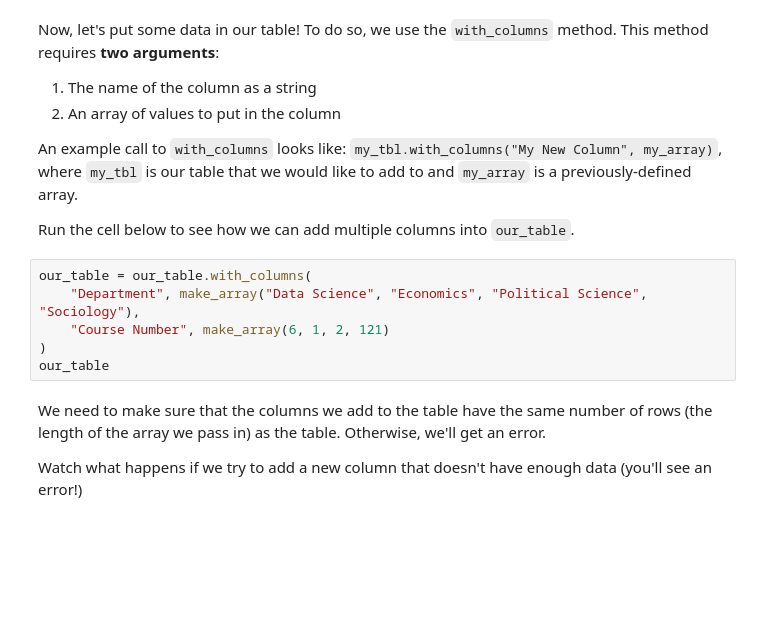
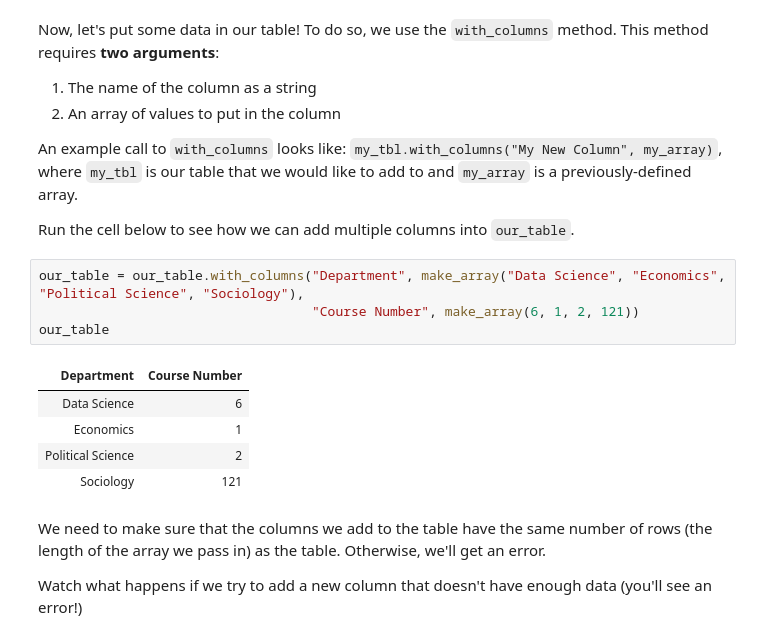
Before and after one commit to data-6-berkeley/materials-fa24, a Jupyter notebook: labs/lab03/lab03.ipynb, the cells around one changed output. Cells and saved outputs as stored; diff of their text form; blank space fills up the shorter version.

```diff
--- a/labs/lab03/lab03.ipynb
+++ b/labs/lab03/lab03.ipynb
@@ -50,11 +52,15 @@ An example call to `with_columns` looks like: `my_tbl.with_columns("My New Colum
 
 Run the cell below to see how we can add multiple columns into `our_table`.
 # %%
-our_table = our_table.with_columns(
-    "Department", make_array("Data Science", "Economics", "Political Science", "Sociology"),
-    "Course Number", make_array(6, 1, 2, 121)
-)
+our_table = our_table.with_columns("Department", make_array("Data Science", "Economics", "Political Science", "Sociology"),
+                                   "Course Number", make_array(6, 1, 2, 121))
 our_table
+# %% [output]
+| Department | Course Number |
+| Data Science | 6 |
+| Economics | 1 |
+| Political Science | 2 |
+| Sociology | 121 |
 # %% [markdown]
 We need to make sure that the columns we add to the table have the same number of rows (the length of the array we pass in) as the table. Otherwise, we'll get an error.
 
```
Also changed, not shown: parts of 23 cells of this notebook.
